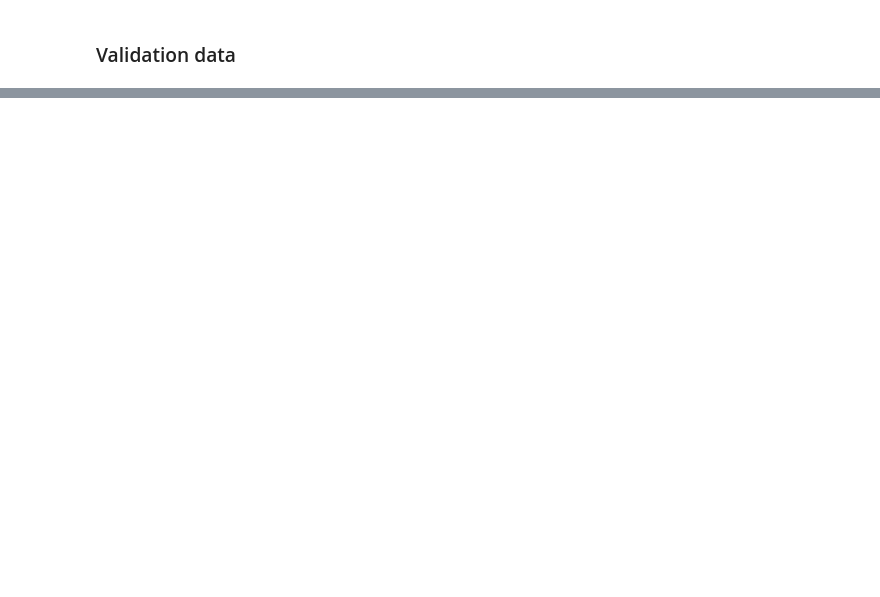
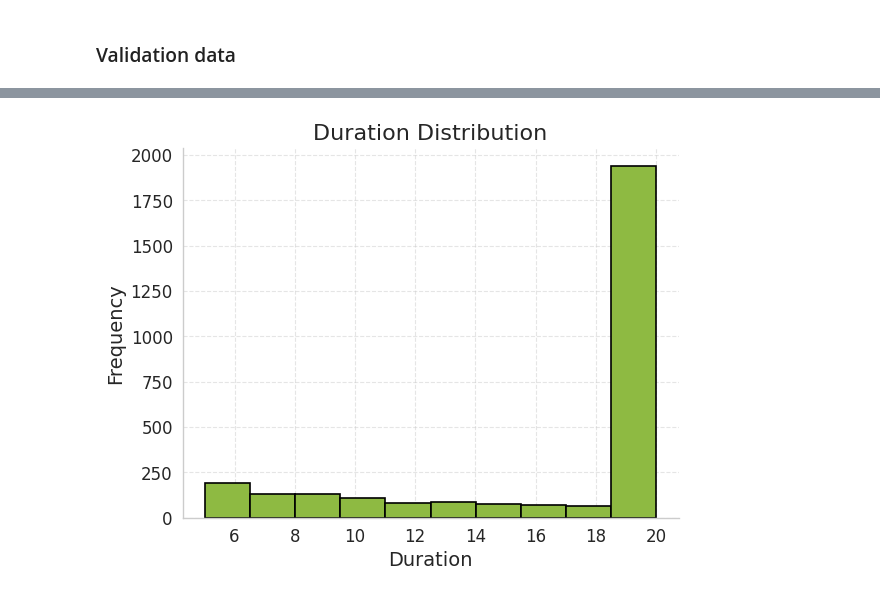
Before and after one commit to karlopintaric/instrument-recognizer, a Jupyter notebook: nbs/EDA.ipynb, the cells around one changed output, grey strips where cells are left out. Cells and saved outputs as stored; diff of their text form; code cells hidden in the pictures; blank space fills up the shorter version.

```diff
--- a/nbs/EDA.ipynb
+++ b/nbs/EDA.ipynb
@@ -65,2 +139,5 @@ plt.title("Instrument counts");
 # %% [markdown]
 ### Validation data
+# %%
+metadata_valid = pd.read_csv("../data/metadata_valid.csv")
+metadata_valid.head()
@@ -66,0 +151,3 @@ plt.title("Instrument counts");
+# %%
+metadata_valid.dropna(axis=1, how="all", inplace=True)
+metadata_valid.head()
@@ -66,0 +181,28 @@ plt.title("Instrument counts");
+# %%
+sns.set_style("whitegrid")
+
+# Plot the histogram
+metadata_valid["duration"].plot(kind="hist", color='#8EBA42', edgecolor='black', linewidth=1.2)
+
+# Set the labels for the x and y axes
+plt.xlabel('Duration', fontsize=14)
+plt.ylabel('Frequency', fontsize=14)
+
+# Set the title of the plot
+plt.title('Duration Distribution', fontsize=16)
+
+# Set the font size of the tick labels
+plt.xticks(fontsize=12)
+plt.yticks(fontsize=12)
+
+# Add a grid to the plot
+plt.grid(True, linestyle='--', alpha=0.5)
+
+# Remove the right and top spines
+plt.gca().spines['right'].set_visible(False)
+plt.gca().spines['top'].set_visible(False)
+
+# Show the plot
+plt.show()
+# %% [output]
+[figure, added]
```
Also changed, not shown: parts of 19 cells of this notebook, 3 other files.
